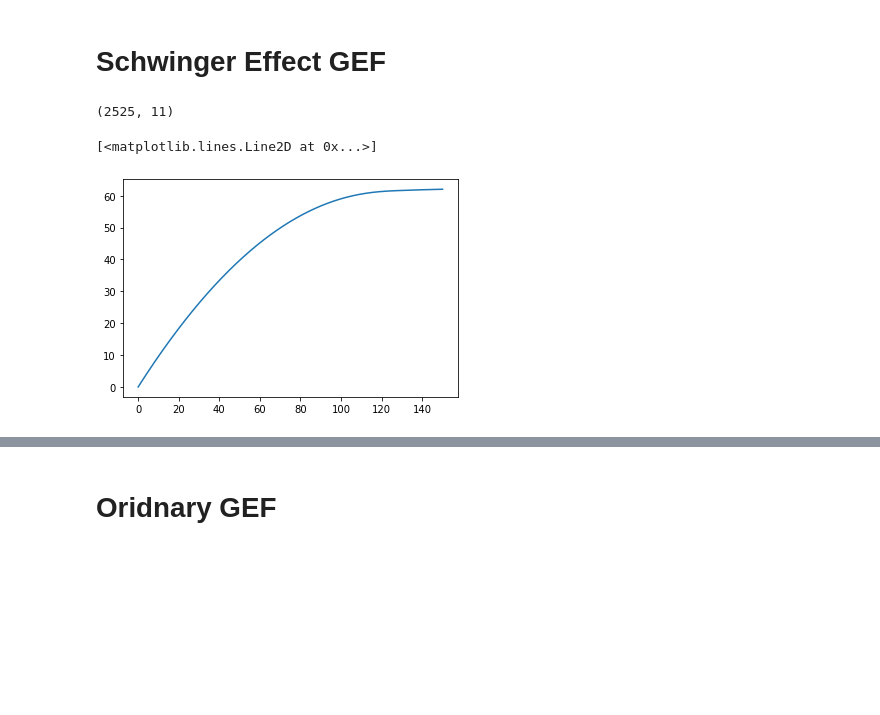
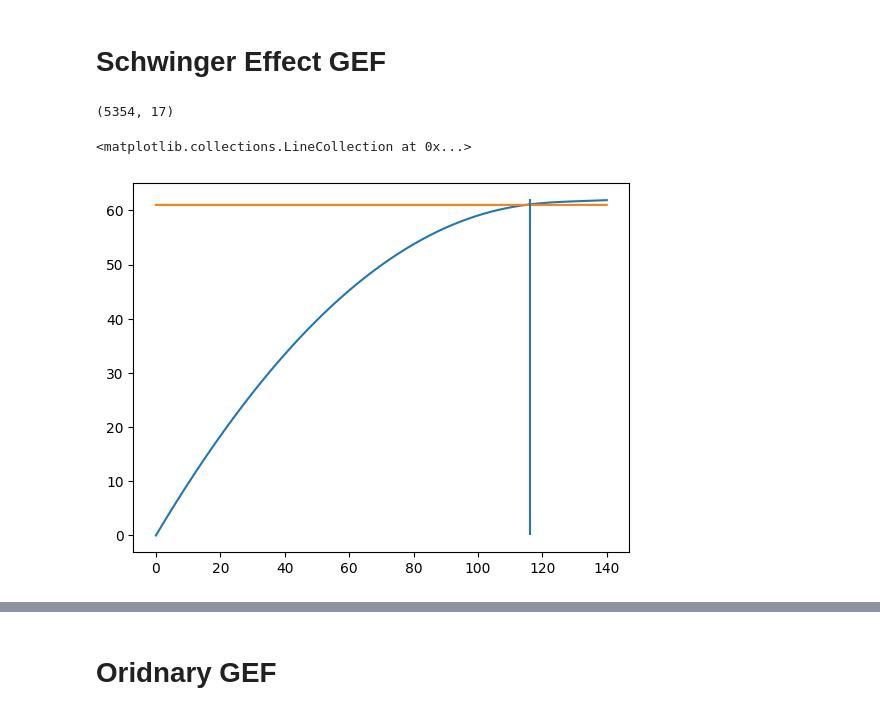
Before and after one commit to richard-von-eckardstein/GEFF, a Jupyter notebook: ModeByMode.ipynb, the cells around one changed output, grey strips where cells are left out. Cells and saved outputs as stored; diff of their text form; code cells hidden in the pictures; blank space fills up the shorter version.

```diff
--- a/ModeByMode.ipynb
+++ b/ModeByMode.ipynb
@@ -252,22 +253,24 @@ def PlotComp(ax1, ax2, N, Y, Nref, Yref, col="k:", xax=None, label=None, interp=
 # %% [markdown]
 # Schwinger Effect GEF
 # %%
-file = "/home/richard/Documents/Phd Muenster/Axions in the early Universe/GEF_Beta25_M6_16_SE.dat"
+file = "GEF_Beta25_M6_SE_mixed.dat"
 input_df = pd.read_table(file, sep=",")
 data = input_df.values
 print(data.shape)
 tR = data[:,1]
-aR = data[:,2]
-lnkhR = data[:,3]
-dphidtR = data[:,4]
-deltaR = data[:,5]
-sigmaR = data[:,6]
-HR = data[:,7]
-ER = data[:,8]
-BR = data[:,9]
-GR = data[:,10]
+NR = data[:,2]
+aR = data[:,3]
+khR = data[:,5]
+dphidtR = data[:,7]
+deltaR = data[:,13]
+sigmaER = data[:,15]
+sigmaBR = data[:,16]#,14]
+HR = data[:,4]
+ER = data[:,10]
+BR = data[:,11]
+GR = data[:,12]
 # %% [output]
-(2525, 11)
+(5354, 17)
 # %%
 af = CubicSpline(tR, aR)
 dphidtf = CubicSpline(tR, dphidtR)
@@ -277,9 +281,11 @@ sigmaf = CubicSpline(tR, sigmaR)
 deltaf = CubicSpline(tR, deltaR)
 # %%
 plt.plot(tR,np.log(af(tR)))
+plt.plot(tR, 61*np.ones(tR.size))
+plt.vlines(116,0, 62)
 # %% [output]
-[<matplotlib.lines.Line2D at 0x...>]
+<matplotlib.collections.LineCollection at 0x...>
-[figure, old version]
+[figure, new version]
 # %%
 plt.plot(tR, HR)
 # %% [output]
```
Also changed, not shown: parts of 24 cells of this notebook, 1 other file.
